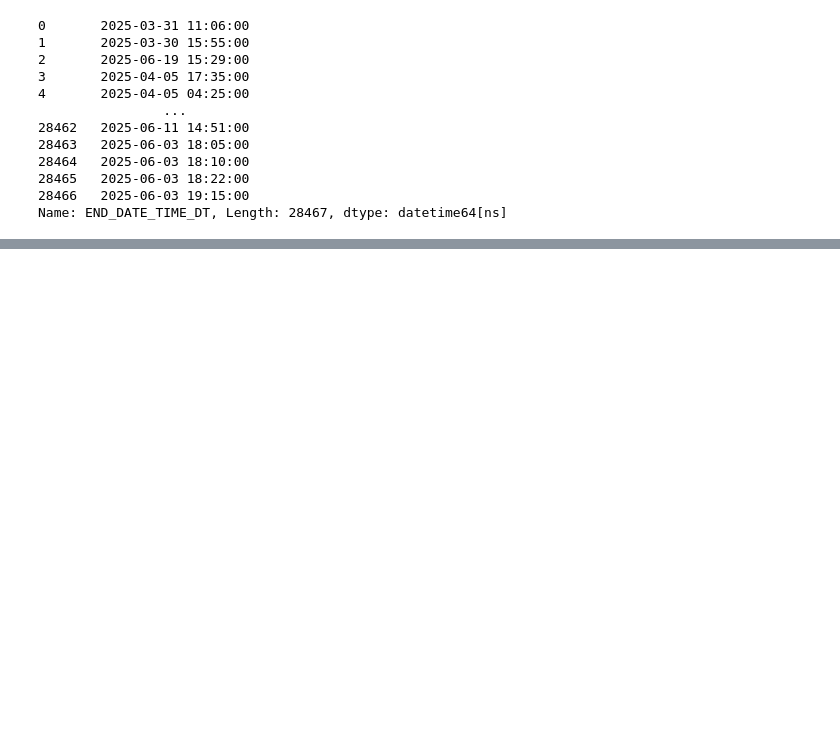
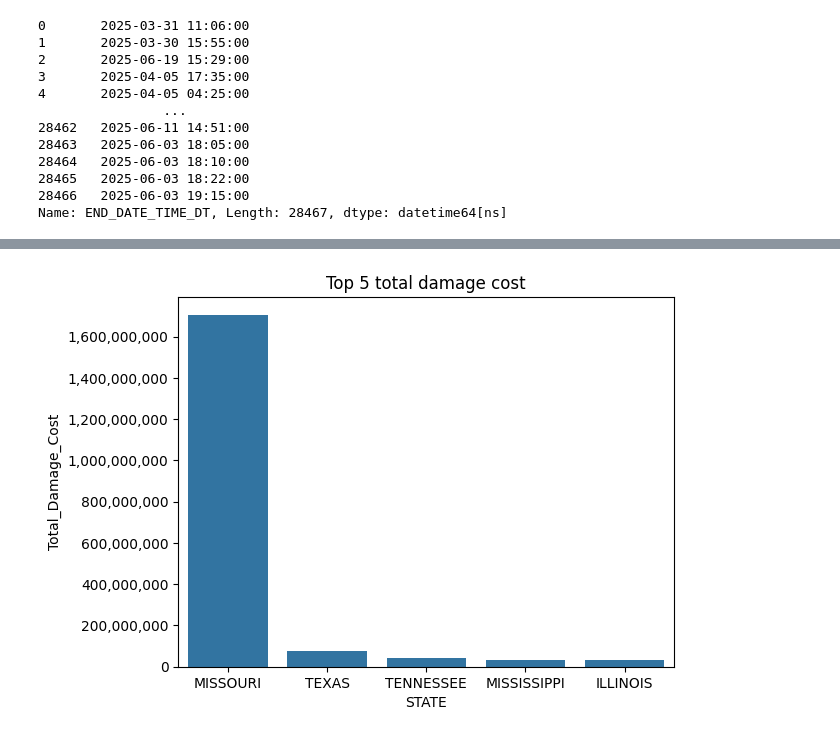
Before and after one commit to 110325-Data-Foundations/Group2FinalProject, a Jupyter notebook: subre_files.ipynb, the cells around one changed output, grey strips where cells are left out. Saved outputs shown, nothing was run; the diff lists cells and outputs as text; code cells hidden in the pictures; blank space fills up the shorter version.

Commit message:
Created a simple graph
    - Added new imports to the subre_files
    - Created a simple bar chart showing the
        top 5 total damage costs

```diff
--- a/subre_files.ipynb
+++ b/subre_files.ipynb
@@ -49,0 +70,11 @@ Name: END_DATE_TIME_DT, Length: 28467, dtype: datetime64[ns]
+# %%
+Grouped_State_df = df.groupby('STATE', as_index=False)['Total_Damage_Cost'].sum()
+Grouped_State_df
+
+ax = sns.barplot(Grouped_State_df.sort_values(by = 'Total_Damage_Cost',ascending = False).head(5),
+                 x = 'STATE', y = 'Total_Damage_Cost')
+ax.set(title = 'Top 5 total damage cost')
+ax.yaxis.set_major_formatter(FuncFormatter(lambda x, _: f"{int(x):,}"))
+plt.show()
+# %% [output]
+[figure, added]
```
Also changed, not shown: parts of 4 cells of this notebook.
